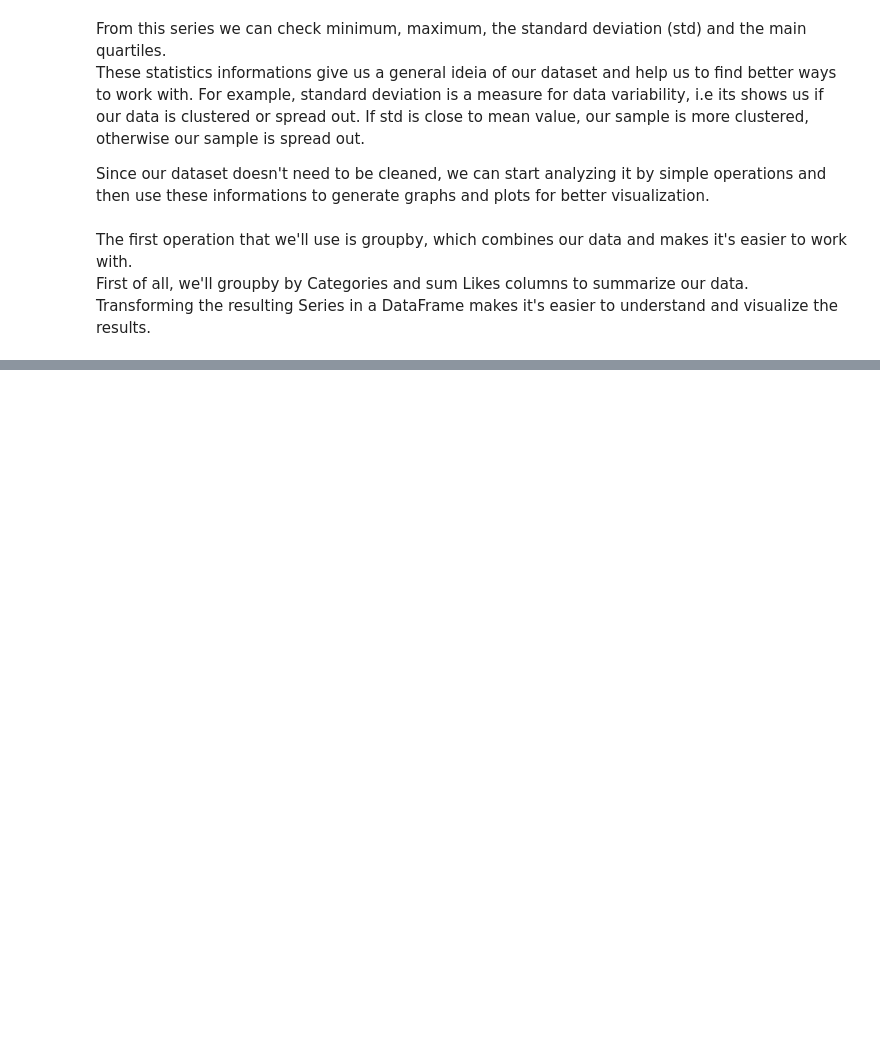
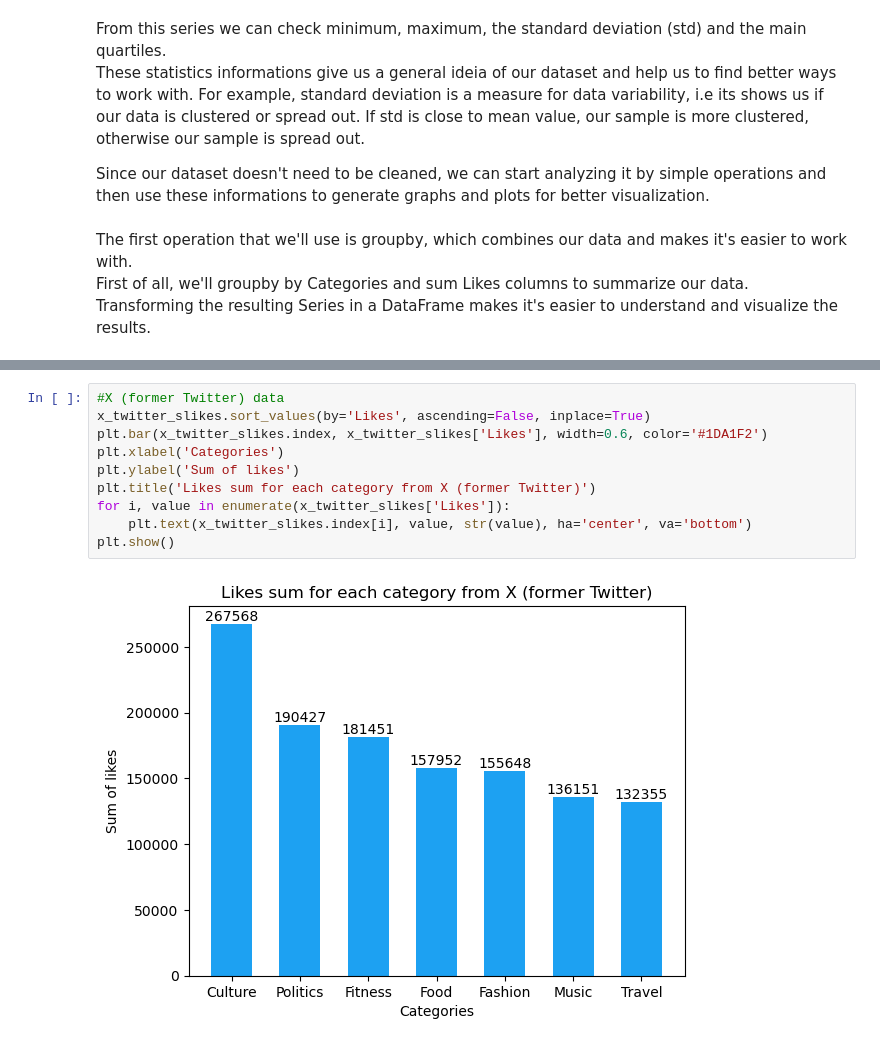
Before and after one commit to Lanaax/first-data-analysis, a Jupyter notebook: Clean and analyze social media usage data with Python - Lana.ipynb, the cells around one changed output, grey strips where cells are left out. Cells and saved outputs as stored; diff of their text form; blank space fills up the shorter version.

```diff
--- a/Clean and analyze social media usage data with Python - Lana.ipynb
+++ b/Clean and analyze social media usage data with Python - Lana.ipynb
@@ -104,0 +146,12 @@ plt.show()
+# %%
+#X (former Twitter) data
+x_twitter_slikes.sort_values(by='Likes', ascending=False, inplace=True)
+plt.bar(x_twitter_slikes.index, x_twitter_slikes['Likes'], width=0.6, color='#1DA1F2')
+plt.xlabel('Categories')
+plt.ylabel('Sum of likes')
+plt.title('Likes sum for each category from X (former Twitter)')
+for i, value in enumerate(x_twitter_slikes['Likes']):
+    plt.text(x_twitter_slikes.index[i], value, str(value), ha='center', va='bottom')
+plt.show()
+# %% [output]
+[figure, added]
```
Also changed, not shown: parts of 10 cells of this notebook.
